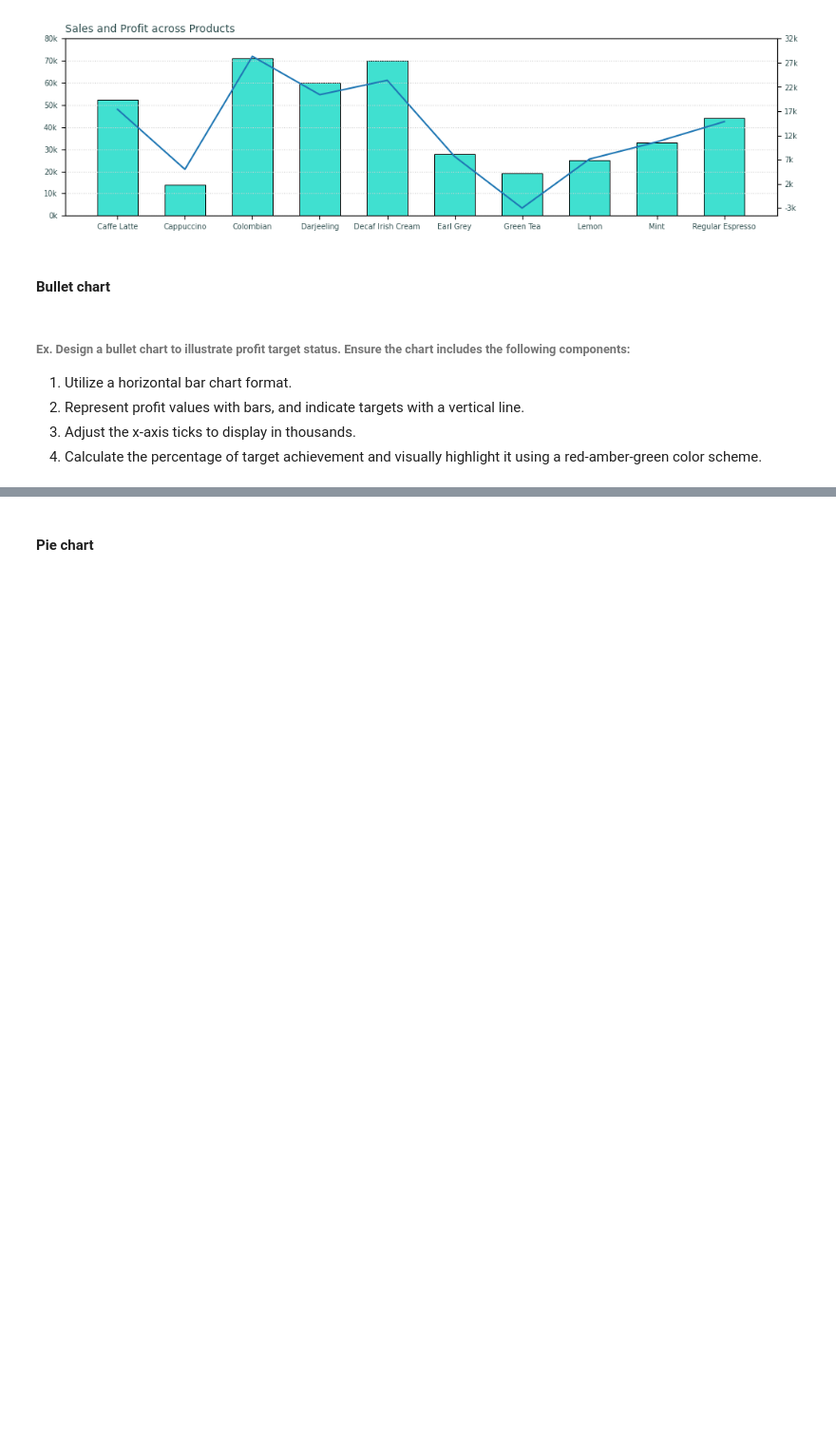
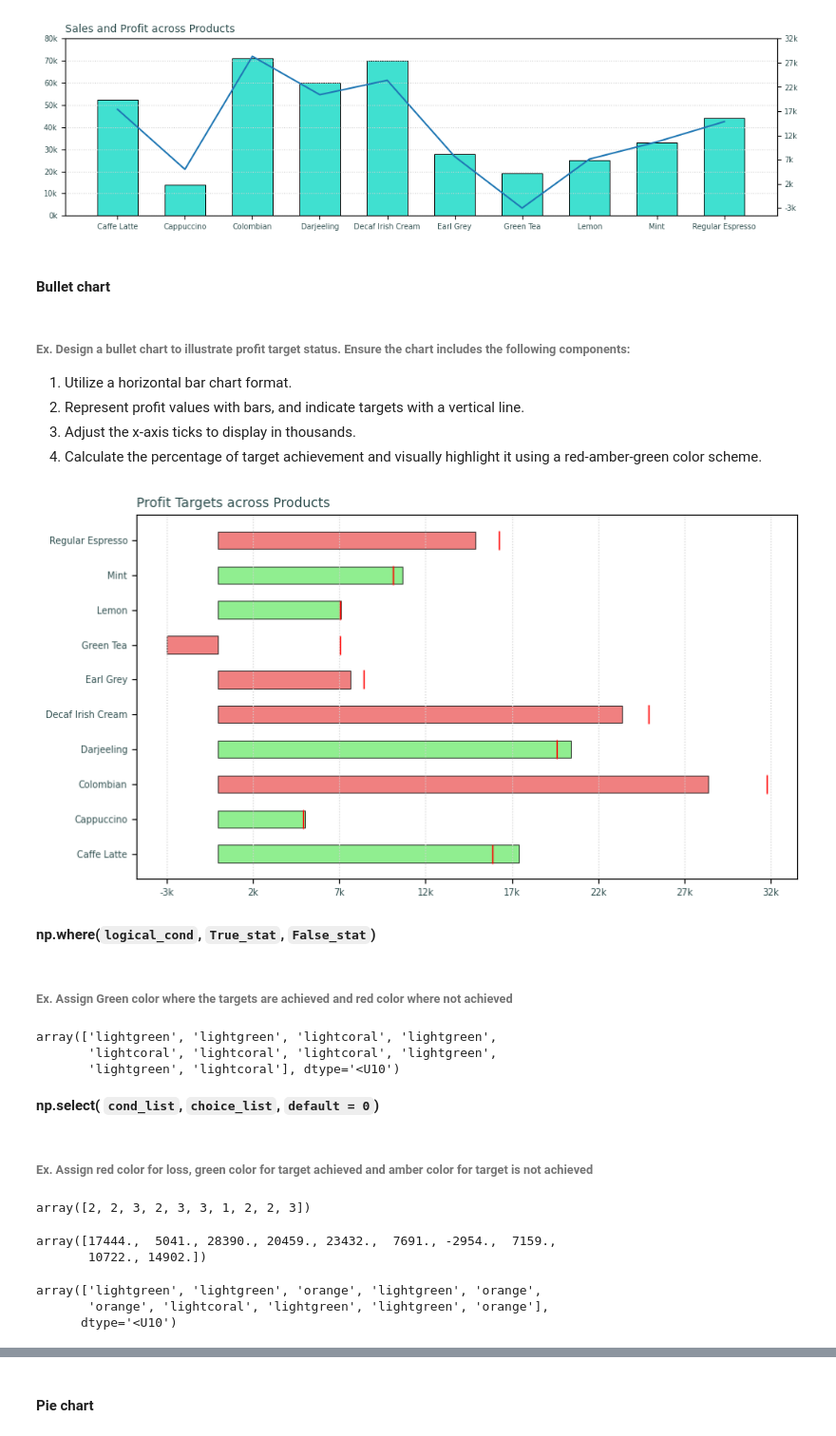
Before and after one commit to knowledge-corner/CGI_19_may_25, a Jupyter notebook: Classwork/Classwork Notebook.ipynb, the cells around one changed output, grey strips where cells are left out. Shown at 95% size. Cells and saved outputs as stored; diff of their text form; code cells hidden in the pictures; blank space fills up the shorter version.

```diff
--- a/Classwork/Classwork Notebook.ipynb
+++ b/Classwork/Classwork Notebook.ipynb
@@ -1324,3 +1324,55 @@ plt.show()
 2. Represent profit values with bars, and indicate targets with a vertical line.
 3. Adjust the x-axis ticks to display in thousands.
 4. Calculate the percentage of target achievement and visually highlight it using a red-amber-green color scheme.
+# %%
+fig = plt.figure(figsize=(9, 5))
+
+cols = np.where(profits >= target_profits, "lightgreen", "lightcoral")
+plt.barh(products, profits, height=0.5, edgecolor = "black", lw = 0.5, color = cols)
+
+
+plt.plot(target_profits, products, marker = "|", markersize = 15, ls = "", color = "Red")
+
+plt.title("Profit Targets across Products", loc = "left", color = "darkslategrey", size = "medium")
+plt.grid(axis="x", color = "lightgrey", ls = ":")
+ticks = np.arange(profits.min(), profits.max()+5000, 5000).astype(int)
+x_labels = (ticks//1000).astype(str) + "k"
+plt.xticks(ticks, x_labels, color = "darkslategrey", size = "x-small")
+plt.yticks(color = "darkslategrey", size = "x-small")
+
+plt.show()
+# %% [output]
+[figure, added]
+# %% [markdown]
+**np.where(`logical_cond`, `True_stat`, `False_stat`)**
+# %% [markdown]
+###### Ex. Assign Green color where the targets are achieved and red color where not achieved
+# %%
+np.where(profits >= target_profits, "lightgreen", "lightcoral")
+# %% [output]
+array(['lightgreen', 'lightgreen', 'lightcoral', 'lightgreen',
+       'lightcoral', 'lightcoral', 'lightcoral', 'lightgreen',
+       'lightgreen', 'lightcoral'], dtype='<U10')
+# %% [markdown]
+**np.select( `cond_list`, `choice_list`, `default = 0`)**
+# %% [markdown]
+###### Ex. Assign red color for loss, green color for target achieved and amber color for target is not achieved
+# %%
+conditions = [profits < 0, profits >= target_profits, profits < target_profits]
+result = [1, 2, 3]
+np.select(conditions, result)
+# %% [output]
+array([2, 2, 3, 2, 3, 3, 1, 2, 2, 3])
+# %%
+profits
+# %% [output]
+array([17444.,  5041., 28390., 20459., 23432.,  7691., -2954.,  7159.,
+       10722., 14902.])
+# %%
+conditions = [profits < 0, profits >= target_profits, profits < target_profits]
+result = ["lightcoral", "lightgreen", "orange"]
+np.select(conditions, result, default="")
+# %% [output]
+array(['lightgreen', 'lightgreen', 'orange', 'lightgreen', 'orange',
+       'orange', 'lightcoral', 'lightgreen', 'lightgreen', 'orange'],
+      dtype='<U10')
```
Also changed, not shown: parts of 3 cells of this notebook.
